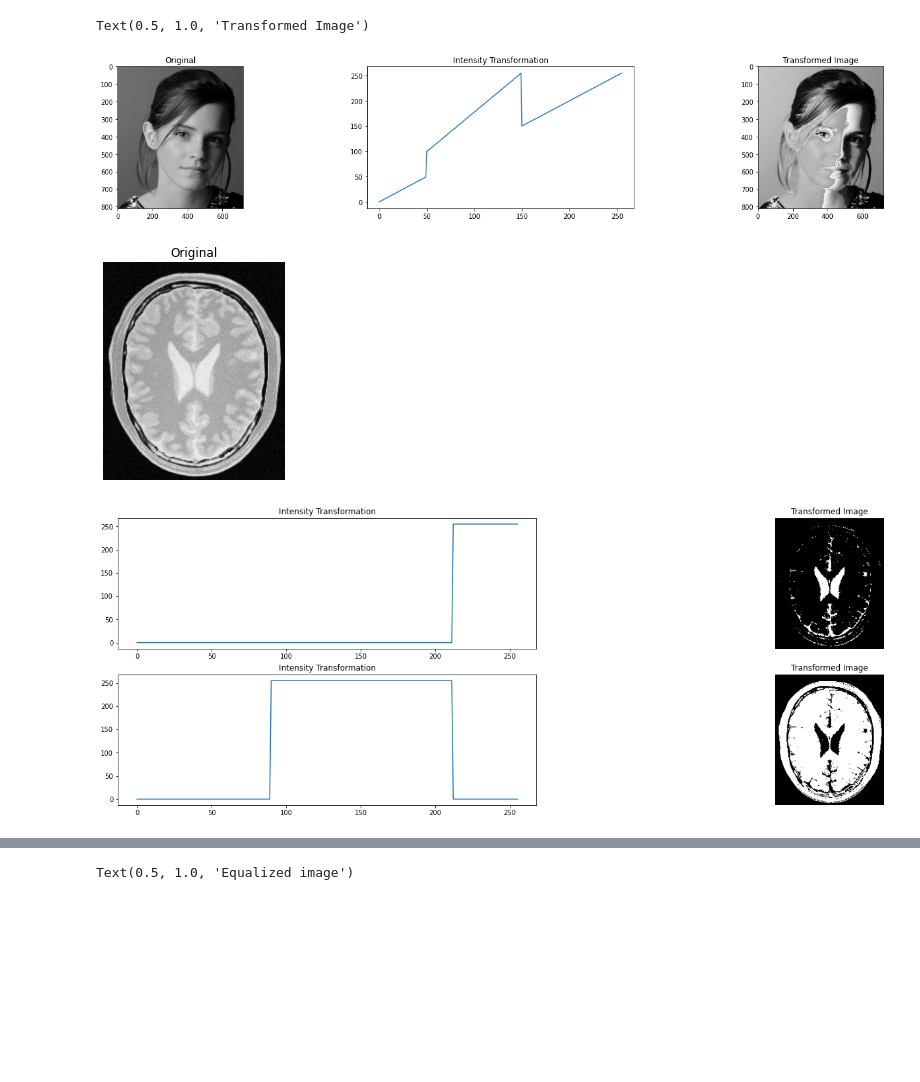
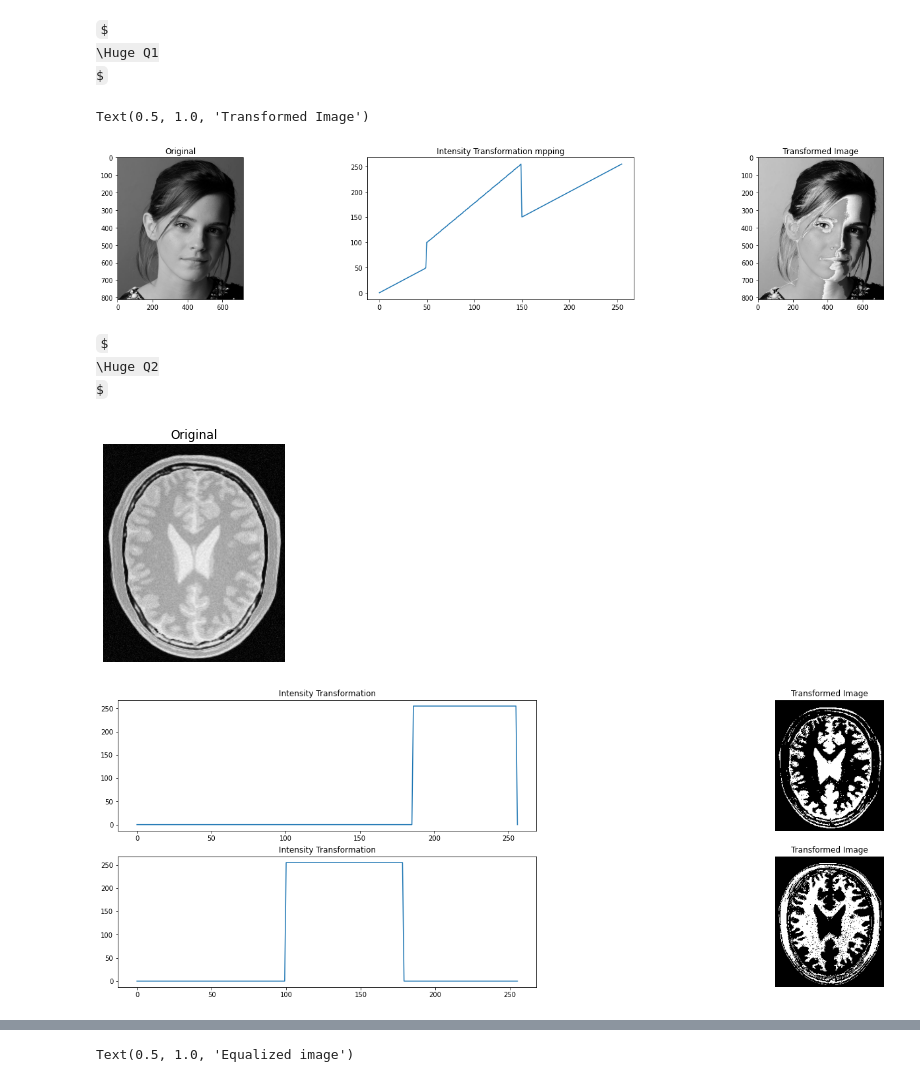
Before and after one commit to PrathapasingheSP99/Image-Processing, a Jupyter notebook: Assignment 1/Untitled.ipynb, the cells around one changed output, grey strips where cells are left out. Saved outputs shown, nothing was run; the diff lists cells and outputs as text; code cells hidden in the pictures; some formulas as TeX source; blank space fills up the shorter version.

```diff
--- a/Assignment 1/Untitled.ipynb
+++ b/Assignment 1/Untitled.ipynb
@@ -2,65 +2,80 @@
 import numpy as np
 import cv2 as cv
 import matplotlib.pyplot as plt
+# %% [markdown]
+$
+\Huge Q1
+$
 # %%
-im=cv.imread('emma_gray.jpg',cv.IMREAD_GRAYSCALE)
-assert im is not None
-t1=np.linspace(0,50,50)
-t2=np.linspace(100,255,100)
-t3=np.linspace(150,255,106)
-t=np.concatenate((t1,t2,t3),axis=0).astype(np.uint8)
-im_1=t[im]
+image=cv.imread('emma_gray.jpg',cv.IMREAD_GRAYSCALE)
+assert image is not None
+
+map1=np.linspace(0,50,50)
+map2=np.linspace(100,255,100)
+map3=np.linspace(150,255,106)
+full_map=np.concatenate((map1,map2,map3),axis=0).astype(np.uint8)
+
+transformed=full_map[image]
+
 fig,ax=plt.subplots(1,3,figsize=(25,4))
-ax[0].imshow(cv.cvtColor(im,cv.COLOR_BGR2RGB))
-ax[1].plot(t)
-ax[2].imshow(cv.cvtColor(im_1,cv.COLOR_BGR2RGB))
-t='Original'
-t1='Intensity Transformation'
-t2='Transformed Image'
-ax[0].set_title(t)
-ax[1].set_title(t1)
-ax[2].set_title(t2)
+ax[0].imshow(cv.cvtColor(image,cv.COLOR_BGR2RGB))
+ax[1].plot(full_map)
+ax[2].imshow(cv.cvtColor(transformed,cv.COLOR_BGR2RGB))
+
+title1='Original'
+title2='Intensity Transformation mpping'
+title3='Transformed Image'
+
+ax[0].set_title(title1)
+ax[1].set_title(title2)
+ax[2].set_title(title3)
 # %% [output]
 Text(0.5, 1.0, 'Transformed Image')
-[figure, old version]
+[figure, new version]
+# %% [markdown]
+$
+\Huge Q2
+$
 # %%
 im=cv.imread('brain_proton_density_slice.png',cv.IMREAD_GRAYSCALE)
 assert im is not None
+
 fig,ax=plt.subplots(1,1,figsize=(8,4))
 ax.imshow(cv.cvtColor(im,cv.COLOR_BGR2RGB))
 Text='Original'
 ax.set_title(Text)
 ax.axis('off')
-
-t1=np.linspace(0,0,212)
-t2=np.linspace(255,255,38)
-t3=np.linspace(255,255,6)
+k=186
+t1=np.linspace(0,0,k)
+t2=np.linspace(255,255,256-k)
+t3=np.linspace(0,0,1)
 t=np.concatenate((t1,t2,t3),axis=0).astype(np.uint8)
 im_1=t[im]
 fig,ax=plt.subplots(2,2,figsize=(25,8))
 #ax[0][0].imshow(cv.cvtColor(im,cv.COLOR_BGR2RGB))
 ax[0][0].plot(t)
 ax[0][1].imshow(cv.cvtColor(im_1,cv.COLOR_BGR2RGB))
 #Text='Original'
 Text1='Intensity Transformation'
 Text2='Transformed Image'
 #ax[0][0].set_title(Text)
 ax[0][0].set_title(Text1)
 ax[0][1].set_title(Text2)
-
-t1=np.linspace(0,0,90)
-t2=np.linspace(255,255,122)
-t3=np.linspace(0,0,44)
+k1=100
+k2=77
+t1=np.linspace(0,0,k1)
+t2=np.linspace(255,255,256-k1-k2)
+t3=np.linspace(0,0,k2)
 t_new=np.concatenate((t1,t2,t3),axis=0).astype(np.uint8)
 im_2=t_new[im]
 #ax[1][0].imshow(cv.cvtColor(im,cv.COLOR_BGR2RGB))
 ax[1][0].plot(t_new)
 ax[1][1].imshow(cv.cvtColor(im_2,cv.COLOR_BGR2RGB))
 #ax[1][0].set_title(Text)
 ax[1][0].set_title(Text1)
 ax[1][1].set_title(Text2)
 for i in range(2):
     ax[i][1].axis('off')
 # %% [output]
 [figure]
-[figure, old version]
+[figure, new version]
```
Also changed, not shown: parts of 13 cells of this notebook, 1 other file.
